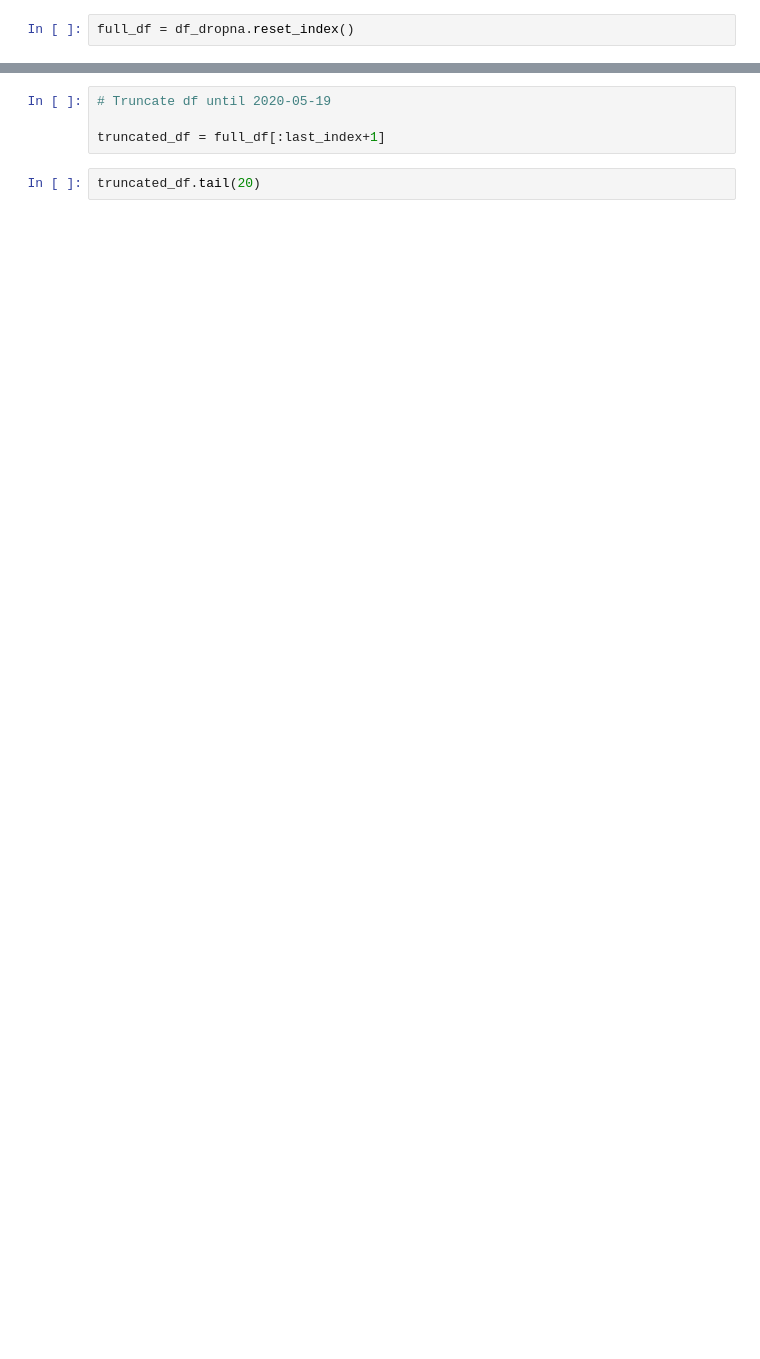
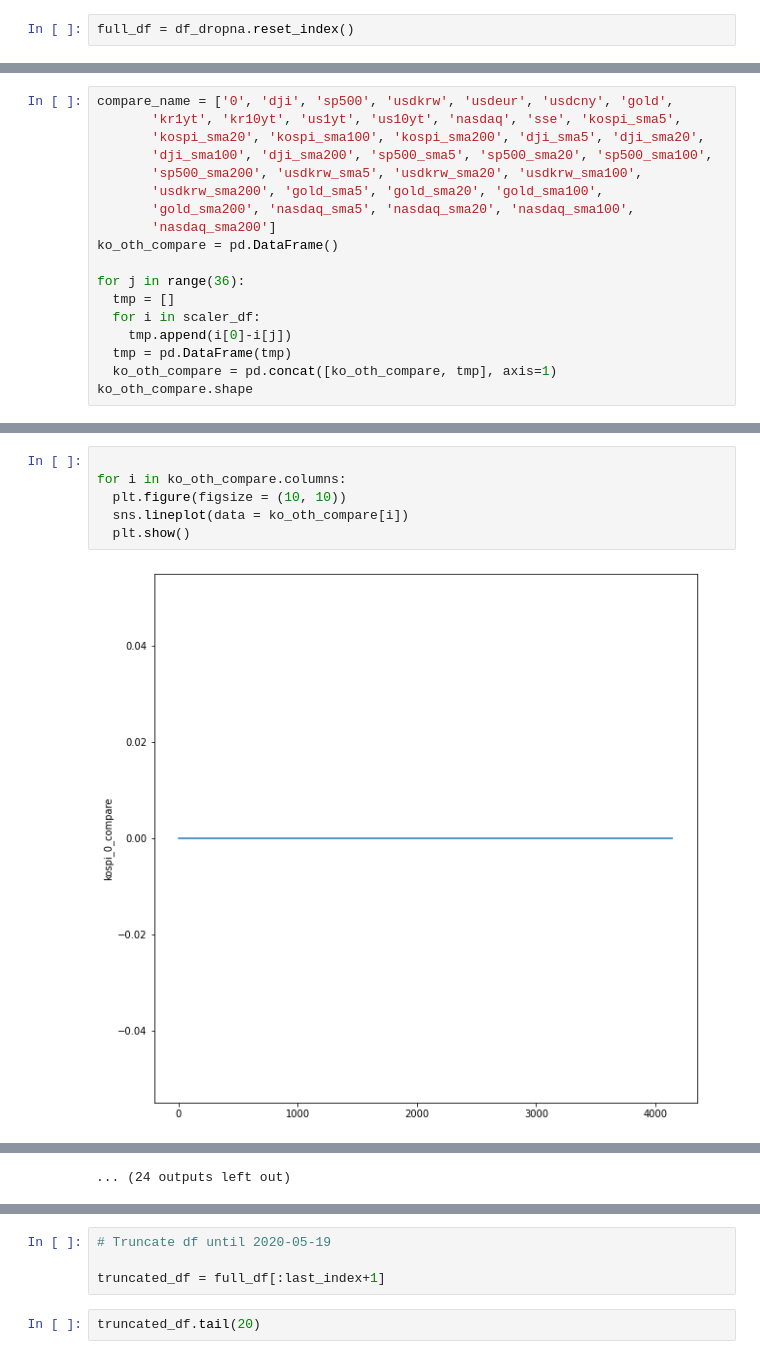
Before and after one commit to YDS-mini15/kospi-price-prediction, a Jupyter notebook: default.ipynb, the cells around one changed output, grey strips where cells are left out. Saved outputs shown, nothing was run; the diff lists cells and outputs as text; blank space fills up the shorter version.

```diff
--- a/default.ipynb
+++ b/default.ipynb
@@ -146,0 +318,18 @@ full_df.head()
+# %%
+compare_name = ['0', 'dji', 'sp500', 'usdkrw', 'usdeur', 'usdcny', 'gold',
+       'kr1yt', 'kr10yt', 'us1yt', 'us10yt', 'nasdaq', 'sse', 'kospi_sma5',
+       'kospi_sma20', 'kospi_sma100', 'kospi_sma200', 'dji_sma5', 'dji_sma20',
+       'dji_sma100', 'dji_sma200', 'sp500_sma5', 'sp500_sma20', 'sp500_sma100',
+       'sp500_sma200', 'usdkrw_sma5', 'usdkrw_sma20', 'usdkrw_sma100',
+       'usdkrw_sma200', 'gold_sma5', 'gold_sma20', 'gold_sma100',
+       'gold_sma200', 'nasdaq_sma5', 'nasdaq_sma20', 'nasdaq_sma100',
+       'nasdaq_sma200']
+ko_oth_compare = pd.DataFrame()
+
+for j in range(36):
+  tmp = []
+  for i in scaler_df:
+    tmp.append(i[0]-i[j])
+  tmp = pd.DataFrame(tmp)
+  ko_oth_compare = pd.concat([ko_oth_compare, tmp], axis=1)
+ko_oth_compare.shape
@@ -146,0 +405,8 @@ full_df.head()
+# %%
+
+for i in ko_oth_compare.columns:
+  plt.figure(figsize = (10, 10))
+  sns.lineplot(data = ko_oth_compare[i])
+  plt.show()
+# %% [output]
+[figure, added]
@@ -146,0 +424 @@ full_df.head()
+... (24 outputs left out)
```
Also changed, not shown: parts of 45 cells of this notebook.
